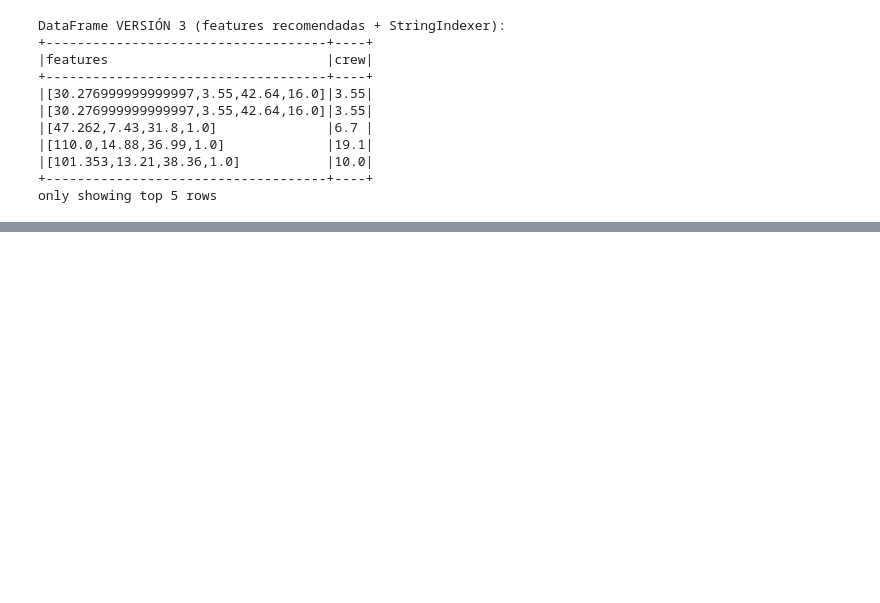
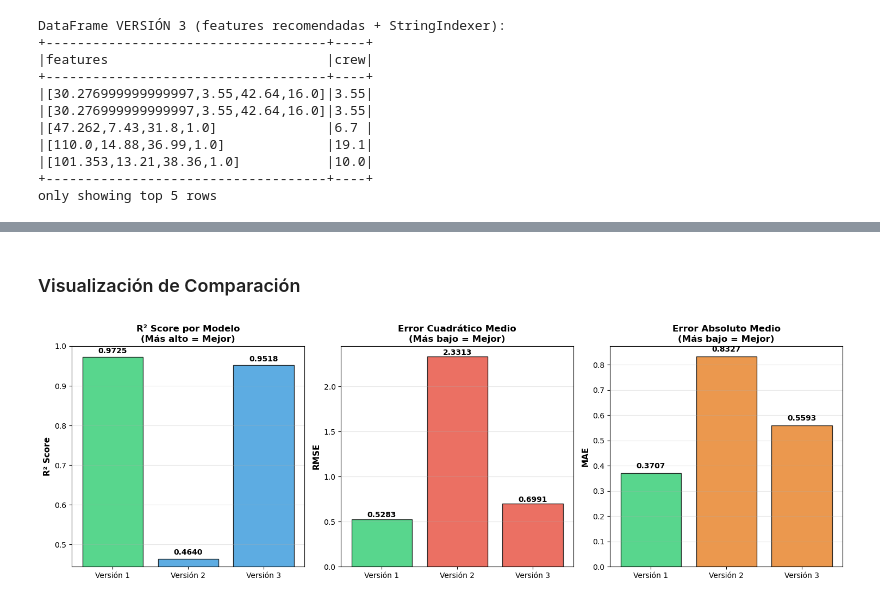
Before and after one commit to Maria-Villafuerte/Labs_Data_Science, a Jupyter notebook: Lab_10/Lab10_Spark.ipynb, the cells around one changed output, grey strips where cells are left out. Drawn from its saved outputs; the diff is of its cells as text; code cells hidden in the pictures; blank space fills up the shorter version.

Commit message:
feat: implementación de modelo y métricas de comparación

```diff
--- a/Lab_10/Lab10_Spark.ipynb
+++ b/Lab_10/Lab10_Spark.ipynb
@@ -20,7 +20,7 @@ Spark version: 3.5.1
 ### Carga del archivo CSV
 # %%
 df_hyundai = spark.read.csv(
-    '/content/barcos_crucero.csv',
+    'barcos_crucero.csv',
     header=True,
     inferSchema=True
 )
@@ -412,0 +525,5 @@ only showing top 5 rows
+# %%
+# Crear evaluadores para cada métrica
+evaluador_r2 = RegressionEvaluator(labelCol="crew", predictionCol="prediction", metricName="r2")
+evaluador_rmse = RegressionEvaluator(labelCol="crew", predictionCol="prediction", metricName="rmse")
+evaluador_mae = RegressionEvaluator(labelCol="crew", predictionCol="prediction", metricName="mae")
@@ -412,0 +580,13 @@ only showing top 5 rows
+# %%
+print("\n" + "=" * 80)
+print("EVALUACIÓN MODELO VERSIÓN 3: Características recomendadas + StringIndexer")
+print("=" * 80)
+
+r2_v3 = evaluador_r2.evaluate(predicciones_v3)
+rmse_v3 = evaluador_rmse.evaluate(predicciones_v3)
+mae_v3 = evaluador_mae.evaluate(predicciones_v3)
+
+print(f"\nResultados:")
+print(f"   R² (R-cuadrado):           {r2_v3:.4f} ({r2_v3*100:.2f}% de varianza explicada)")
+print(f"   RMSE (Error cuadrático):   {rmse_v3:.4f} (equivalente a {rmse_v3*100:.1f} tripulantes)")
+print(f"   MAE (Error absoluto):      {mae_v3:.4f} (equivalente a {mae_v3*100:.1f} tripulantes)")
@@ -412,0 +631,47 @@ only showing top 5 rows
+# %% [markdown]
+### Visualización de Comparación
+# %%
+import matplotlib.pyplot as plt
+import numpy as np
+
+# Preparar datos para visualización
+modelos = ['Versión 1', 'Versión 2', 'Versión 3']
+r2_scores = [r2_v1, r2_v2, r2_v3]
+rmse_scores = [rmse_v1, rmse_v2, rmse_v3]
+mae_scores = [mae_v1, mae_v2, mae_v3]
+
+# Crear figura con 3 subplots
+fig, axes = plt.subplots(1, 3, figsize=(15, 5))
+
+# Gráfico 1: R² Score
+colors_r2 = ['#2ecc71' if r2 == max(r2_scores) else '#3498db' for r2 in r2_scores]
+axes[0].bar(modelos, r2_scores, color=colors_r2, edgecolor='black', alpha=0.8)
+axes[0].set_ylabel('R² Score', fontsize=11, fontweight='bold')
+axes[0].set_title('R² Score por Modelo\n(Más alto = Mejor)', fontsize=12, fontweight='bold')
+axes[0].set_ylim([min(r2_scores) - 0.02, 1.0])
+axes[0].grid(axis='y', alpha=0.3)
+for i, v in enumerate(r2_scores):
+    axes[0].text(i, v + 0.01, f'{v:.4f}', ha='center', fontweight='bold')
+
+# Gráfico 2: RMSE
+colors_rmse = ['#2ecc71' if rmse == min(rmse_scores) else '#e74c3c' for rmse in rmse_scores]
+axes[1].bar(modelos, rmse_scores, color=colors_rmse, edgecolor='black', alpha=0.8)
+axes[1].set_ylabel('RMSE', fontsize=11, fontweight='bold')
+axes[1].set_title('Error Cuadrático Medio\n(Más bajo = Mejor)', fontsize=12, fontweight='bold')
+axes[1].grid(axis='y', alpha=0.3)
+for i, v in enumerate(rmse_scores):
+    axes[1].text(i, v + 0.02, f'{v:.4f}', ha='center', fontweight='bold')
+
+# Gráfico 3: MAE
+colors_mae = ['#2ecc71' if mae == min(mae_scores) else '#e67e22' for mae in mae_scores]
+axes[2].bar(modelos, mae_scores, color=colors_mae, edgecolor='black', alpha=0.8)
+axes[2].set_ylabel('MAE', fontsize=11, fontweight='bold')
+axes[2].set_title('Error Absoluto Medio\n(Más bajo = Mejor)', fontsize=12, fontweight='bold')
+axes[2].grid(axis='y', alpha=0.3)
+for i, v in enumerate(mae_scores):
+    axes[2].text(i, v + 0.02, f'{v:.4f}', ha='center', fontweight='bold')
+
+plt.tight_layout()
+plt.show()
+# %% [output]
+[figure, added]
```
Also changed, not shown: parts of 32 cells of this notebook.
